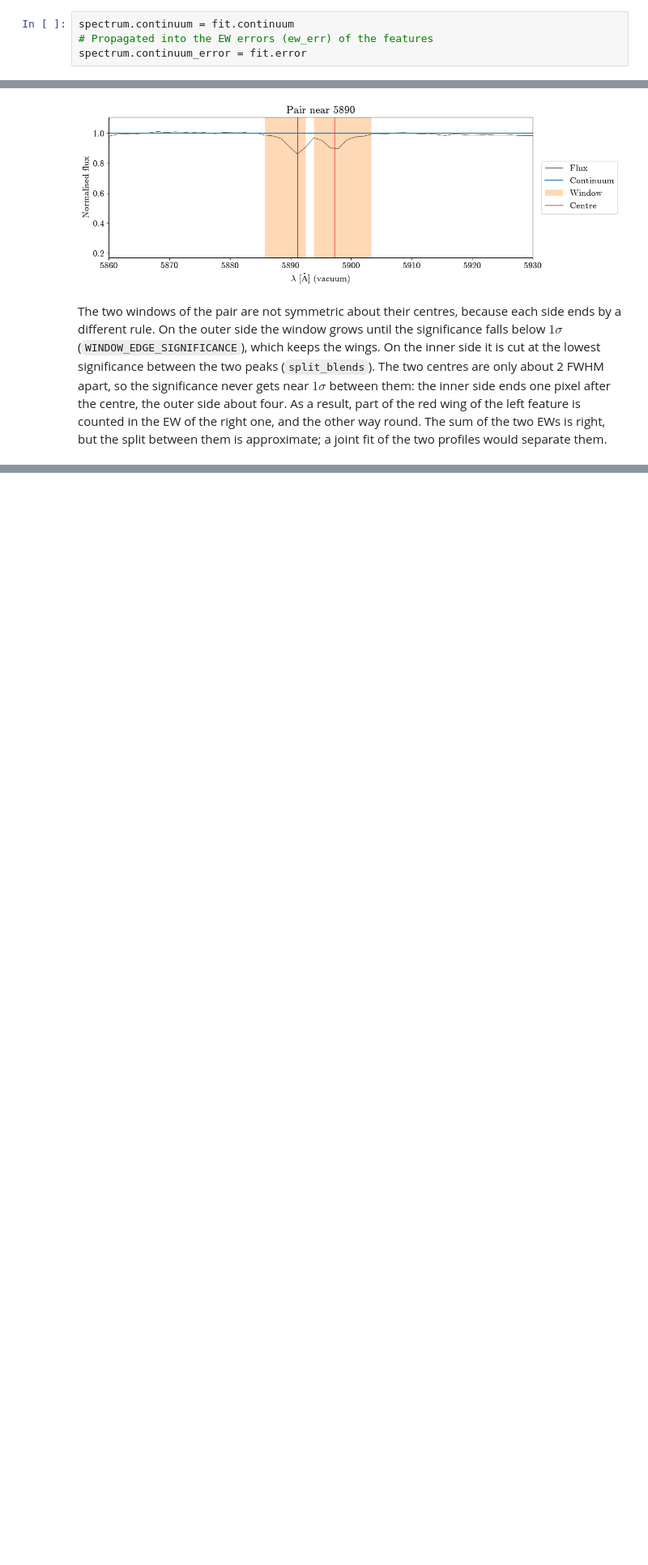
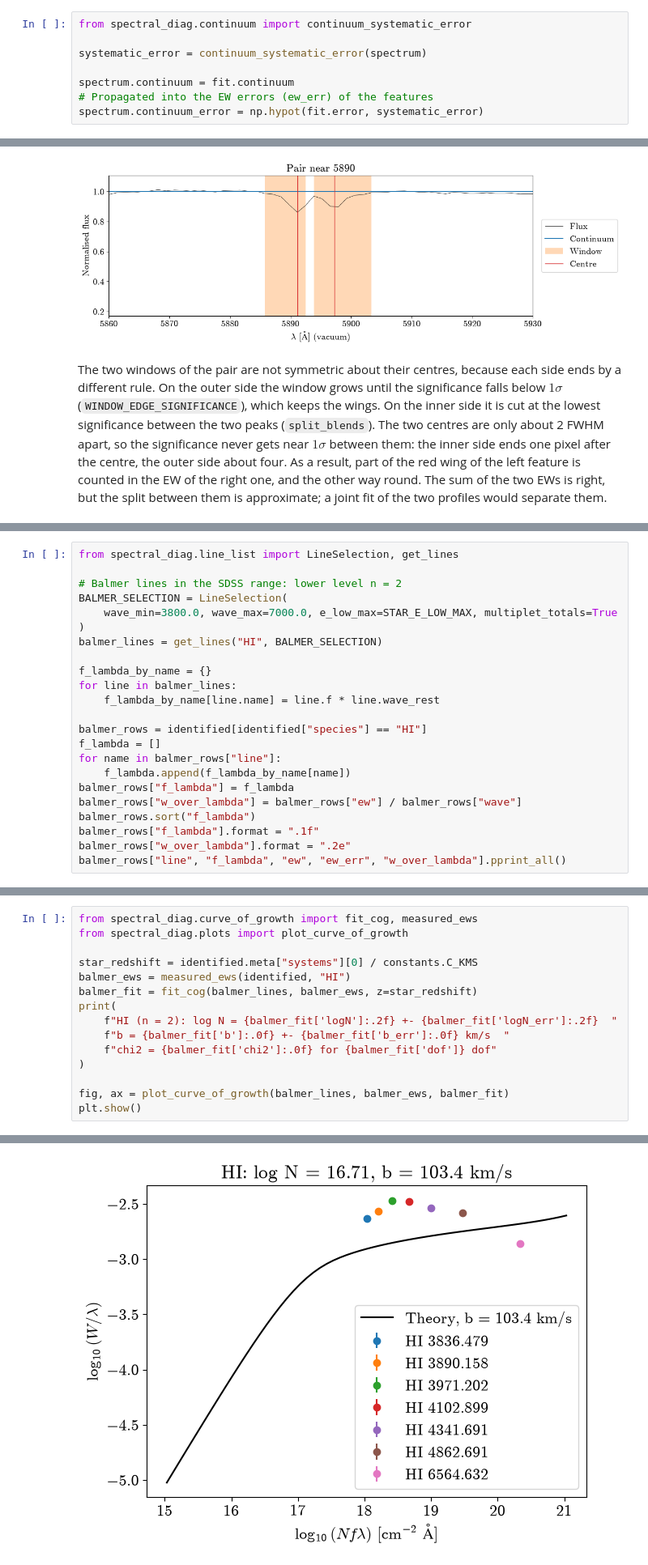
Before and after one commit to FeatAstro/RAD-2026, a Jupyter notebook: notebooks/full_star_tutorial.ipynb, the cells around one changed output, grey strips where cells are left out. Shown at 81% size. Drawn from its saved outputs; the diff is of its cells as text; blank space fills up the shorter version.

```diff
--- a/notebooks/full_star_tutorial.ipynb
+++ b/notebooks/full_star_tutorial.ipynb
@@ -345,7 +347,11 @@ The line detection (`find_features`, next section) reads the continuum from `spe
 # %%
+from spectral_diag.continuum import continuum_systematic_error
+
+systematic_error = continuum_systematic_error(spectrum)
+
 spectrum.continuum = fit.continuum
 # Propagated into the EW errors (ew_err) of the features
-spectrum.continuum_error = fit.error
+spectrum.continuum_error = np.hypot(fit.error, systematic_error)
 # %% [markdown]
 ## 4. Detecting the features
 
@@ -415,0 +508,23 @@ The two windows of the pair are not symmetric about their centres, because each
+# %%
+from spectral_diag.line_list import LineSelection, get_lines
+
+# Balmer lines in the SDSS range: lower level n = 2
+BALMER_SELECTION = LineSelection(
+    wave_min=3800.0, wave_max=7000.0, e_low_max=STAR_E_LOW_MAX, multiplet_totals=True
+)
+balmer_lines = get_lines("HI", BALMER_SELECTION)
+
+f_lambda_by_name = {}
+for line in balmer_lines:
+    f_lambda_by_name[line.name] = line.f * line.wave_rest
+
+balmer_rows = identified[identified["species"] == "HI"]
+f_lambda = []
+for name in balmer_rows["line"]:
+    f_lambda.append(f_lambda_by_name[name])
+balmer_rows["f_lambda"] = f_lambda
+balmer_rows["w_over_lambda"] = balmer_rows["ew"] / balmer_rows["wave"]
+balmer_rows.sort("f_lambda")
+balmer_rows["f_lambda"].format = ".1f"
+balmer_rows["w_over_lambda"].format = ".2e"
+balmer_rows["line", "f_lambda", "ew", "ew_err", "w_over_lambda"].pprint_all()
@@ -415,0 +547,16 @@ The two windows of the pair are not symmetric about their centres, because each
+# %%
+from spectral_diag.curve_of_growth import fit_cog, measured_ews
+from spectral_diag.plots import plot_curve_of_growth
+
+star_redshift = identified.meta["systems"][0] / constants.C_KMS
+balmer_ews = measured_ews(identified, "HI")
+balmer_fit = fit_cog(balmer_lines, balmer_ews, z=star_redshift)
+print(
+    f"HI (n = 2): log N = {balmer_fit['logN']:.2f} +- {balmer_fit['logN_err']:.2f}  "
+    f"b = {balmer_fit['b']:.0f} +- {balmer_fit['b_err']:.0f} km/s  "
+    f"chi2 = {balmer_fit['chi2']:.0f} for {balmer_fit['dof']} dof"
+)
+
+fig, ax = plot_curve_of_growth(balmer_lines, balmer_ews, balmer_fit)
+plt.show()
+# %% [output]
@@ -415,0 +564 @@ The two windows of the pair are not symmetric about their centres, because each
+[figure, added]
```
Also changed, not shown: parts of 16 cells of this notebook, 3 other files.
